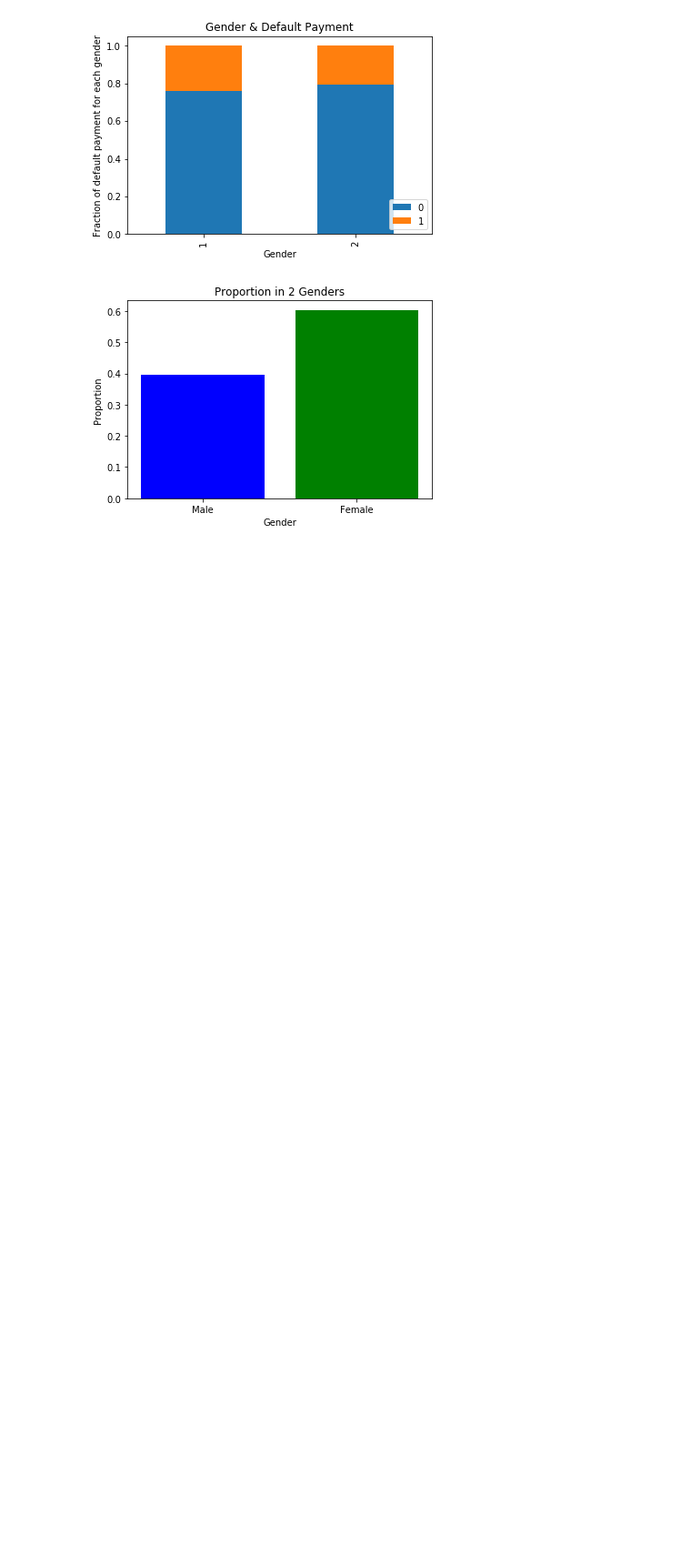
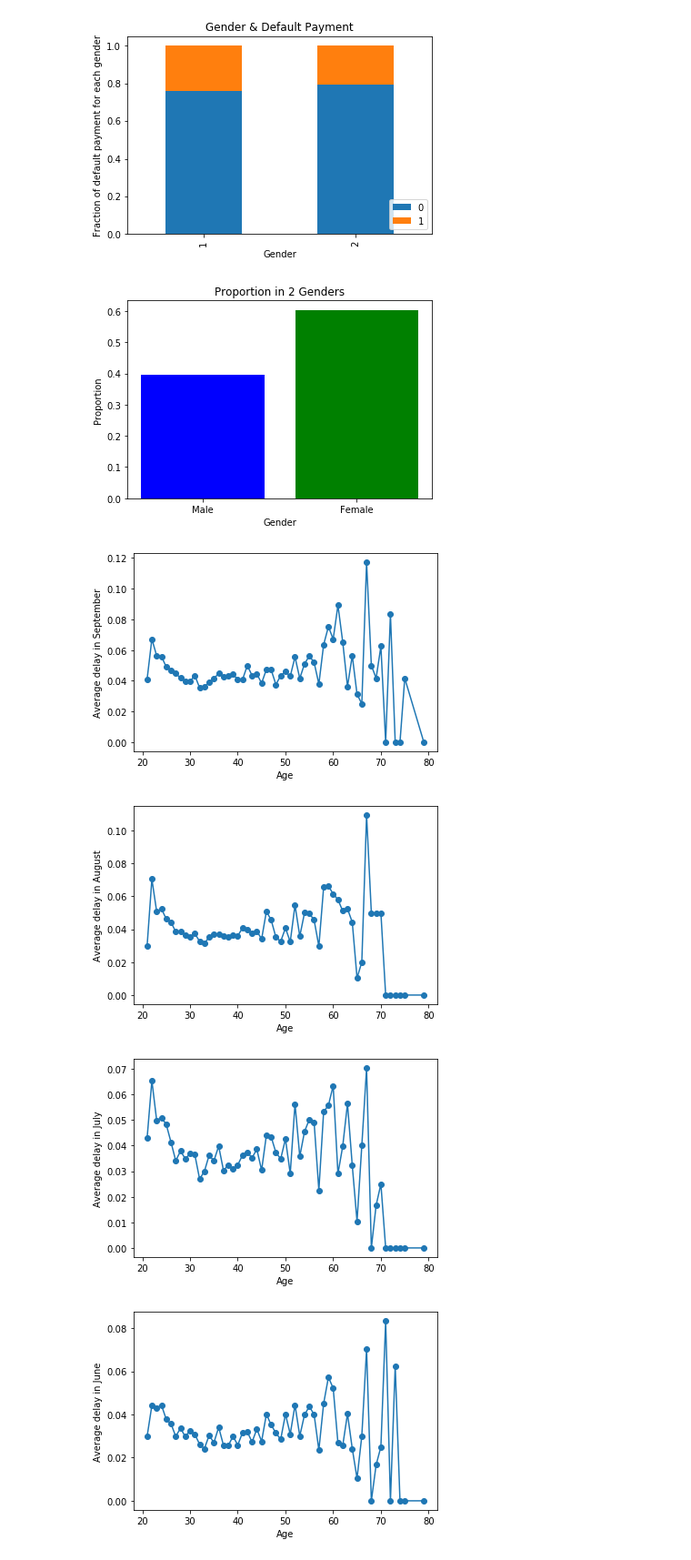
Before and after one commit to yahowang/Default-of-Credit-Card-Clients-Prediction, a Jupyter notebook: src/eda.ipynb, the cells around one changed output. Shown: that part at 91% size. Cells and saved outputs as stored; diff of their text form; code cells hidden in the pictures; blank space fills up the shorter version.

```diff
--- a/src/eda.ipynb
+++ b/src/eda.ipynb
@@ -149,3 +149,35 @@ plt.savefig('../figures/gender_proportion.png',dpi=300)
 plt.show()
 # %% [output]
 [figure]
+# %%
+from  collections import defaultdict
+repayment_dict = dict()
+
+for feat in ['PAY_0', 'PAY_2', 'PAY_3', 'PAY_4', 'PAY_5','PAY_6']:
+    d = defaultdict(list)
+    for i in range(len(df[feat])):
+        d[df_old["AGE"][i]].append(df[feat][i])
+    d = dict(d)
+    for k in d:
+        d[k] = sum(d[k])/len(d[k])
+    repayment_dict[feat] = d
+# %%
+plt.figure()
+
+months = ["September", "August", "July", "June", "May", "April"]
+i = 0
+for k in repayment_dict:
+    l = list(repayment_dict[k].items())
+    l.sort(key = lambda x:x[0])
+    l = pd.DataFrame(l, columns = ["AGE", "AVG_DELAY"])
+    plt.plot(l["AGE"], l["AVG_DELAY"], '-o')
+    plt.ylabel("Average delay in " + months[i])
+    plt.xlabel("Age")
+    plt.savefig('../figures/average_delay_'+months[i]+'.png' ,dpi=300)
+    plt.show()
+    i+=1
+# %% [output]
+[figure, added]
+[figure, added]
+[figure, added]
+[figure, added]
```
Also changed, not shown: parts of 2 cells of this notebook, 1 other file.
